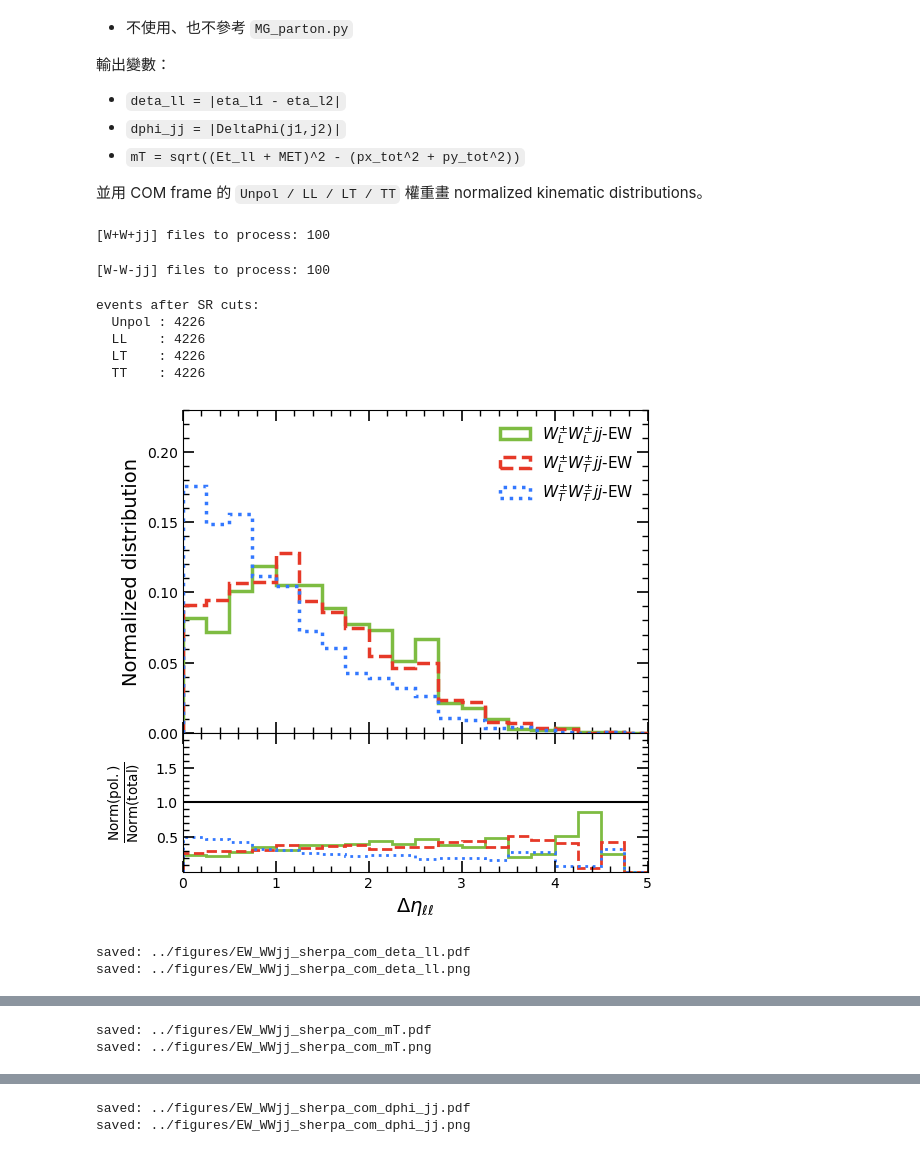
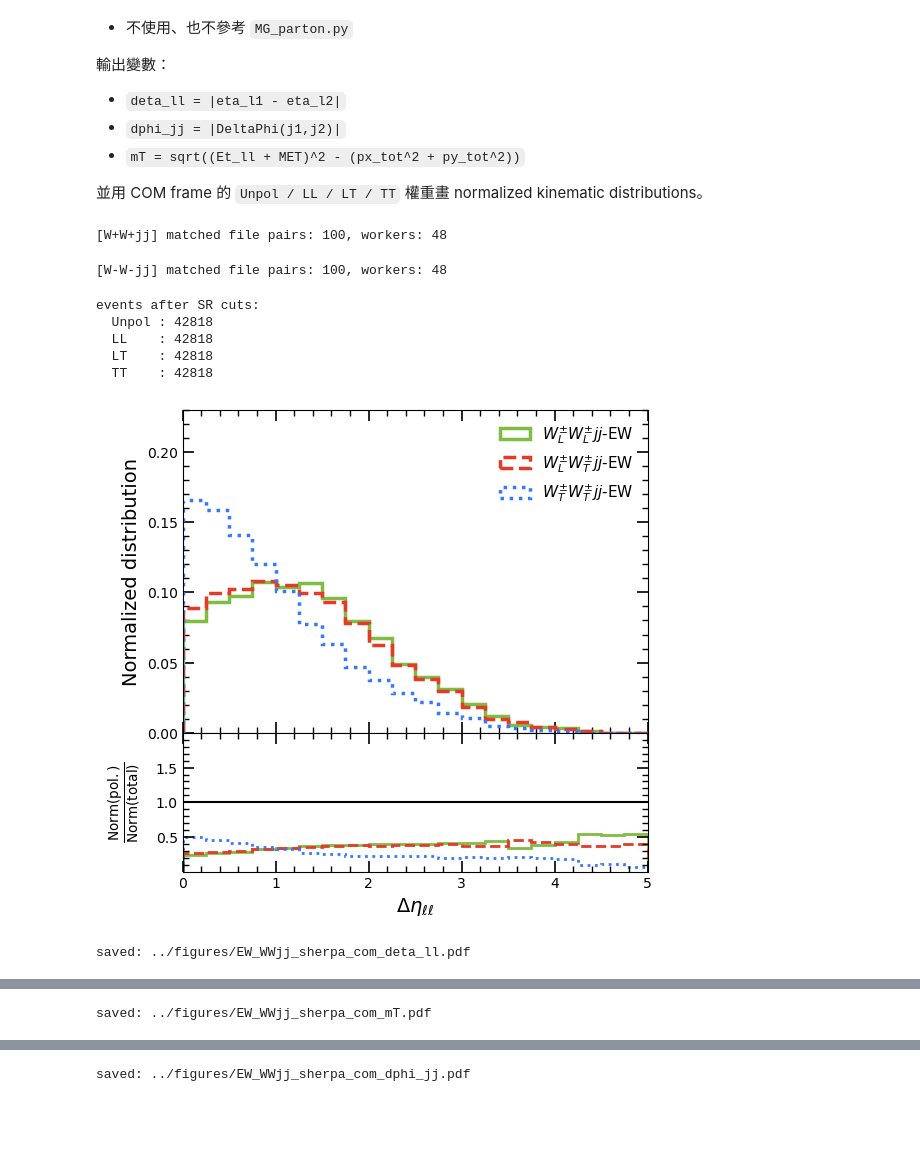
Before and after one commit to r10222035/longitudinal_W, a Jupyter notebook: Sample/from_root_to_h5.ipynb, the cells around one changed output, grey strips where cells are left out. Drawn from its saved outputs; the diff is of its cells as text; code cells hidden in the pictures; blank space fills up the shorter version.

Commit message:
Code: Plot Sherpa kinematic distributions

```diff
--- a/Sample/from_root_to_h5.ipynb
+++ b/Sample/from_root_to_h5.ipynb
@@ -2119,47 +2160,51 @@ WpWpjj_root_dir = './Sherpa/EW_WpWpjj/delphes_root'
 WmWmjj_hepmc_dir = './Sherpa/EW_WmWmjj/hepmc_data'
 WmWmjj_root_dir = './Sherpa/EW_WmWmjj/delphes_root'
 
+# 可手動指定核心數；None 代表自動使用約半數 CPU
+N_KINEMATICS_WORKERS = max(1, (os.cpu_count() or 1) // 2)
+
 # 若要快速測試可設 max_files=2；完整跑請設 None
 wp_data = sherpa_collect_kinematics(
     hepmc_dir=WpWpjj_hepmc_dir,
     root_dir=WpWpjj_root_dir,
     label='W+W+jj',
     max_files=None,
+    workers=N_KINEMATICS_WORKERS,
 )
 
 wm_data = sherpa_collect_kinematics(
     hepmc_dir=WmWmjj_hepmc_dir,
     root_dir=WmWmjj_root_dir,
     label='W-W-jj',
     max_files=None,
+    workers=N_KINEMATICS_WORKERS,
 )
 
 combined = {}
 for pol in ['Unpol', 'LL', 'LT', 'TT']:
     combined[pol] = {
         'deta_ll': np.concatenate([wp_data[pol]['deta_ll'], wm_data[pol]['deta_ll']]),
         'dphi_jj': np.concatenate([wp_data[pol]['dphi_jj'], wm_data[pol]['dphi_jj']]),
         'mT': np.concatenate([wp_data[pol]['mT'], wm_data[pol]['mT']]),
         'w': np.concatenate([wp_data[pol]['w'], wm_data[pol]['w']]),
     }
 
 print('events after SR cuts:')
 for pol in ['Unpol', 'LL', 'LT', 'TT']:
     print(f"  {pol:<6}: {combined[pol]['mT'].size}")
 
 plot_sherpa_atlas_style(
     combined,
     save_dir='../figures',
     tag='EW_WWjj_sherpa_com',
 )
 # %% [output]
-[W+W+jj] files to process: 100
+[W+W+jj] matched file pairs: 100, workers: 48
-[W-W-jj] files to process: 100
+[W-W-jj] matched file pairs: 100, workers: 48
 events after SR cuts:
-  Unpol : 4226
-  LL    : 4226
-  LT    : 4226
-  TT    : 4226
+  Unpol : 42818
+  LL    : 42818
+  LT    : 42818
+  TT    : 42818
-[figure, old version]
+[figure, new version]
 saved: ../figures/EW_WWjj_sherpa_com_deta_ll.pdf
-saved: ../figures/EW_WWjj_sherpa_com_deta_ll.png
@@ -2167,2 +2212 @@ saved: ../figures/EW_WWjj_sherpa_com_deta_ll.png
 saved: ../figures/EW_WWjj_sherpa_com_mT.pdf
-saved: ../figures/EW_WWjj_sherpa_com_mT.png
@@ -2170,2 +2214 @@ saved: ../figures/EW_WWjj_sherpa_com_mT.png
 saved: ../figures/EW_WWjj_sherpa_com_dphi_jj.pdf
-saved: ../figures/EW_WWjj_sherpa_com_dphi_jj.png
```
Also changed, not shown: parts of 7 cells of this notebook, 3 other files.
